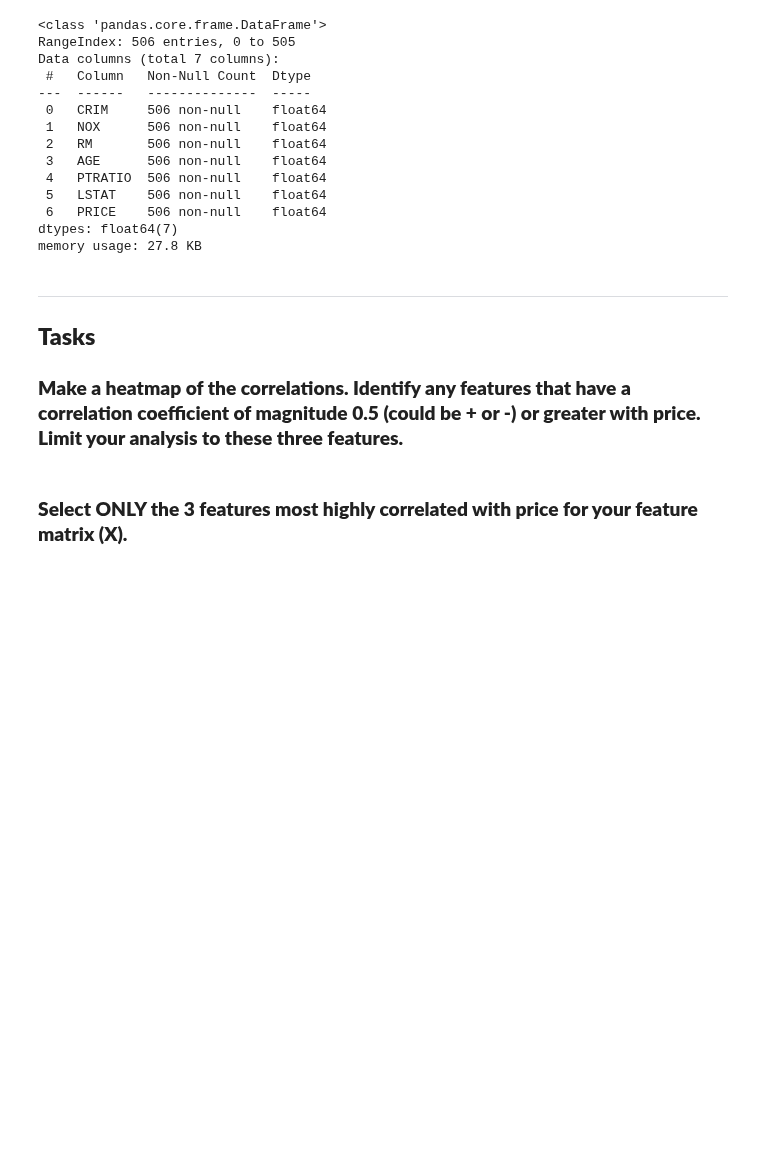
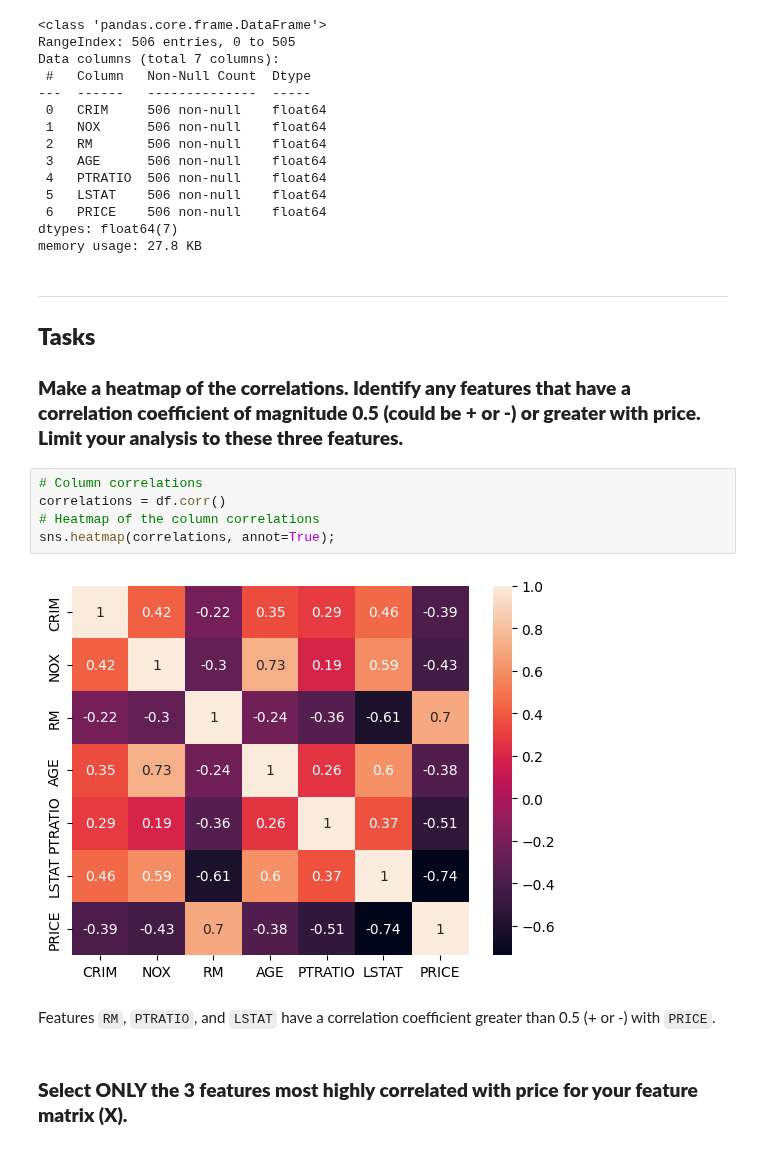
Before and after one commit to john-a-dixon/coding-dojo, a Jupyter notebook: Week 6/W6C1.ipynb, the cells around one changed output. Cells and saved outputs as stored; diff of their text form; blank space fills up the shorter version.

```diff
--- a/Week 6/W6C1.ipynb
+++ b/Week 6/W6C1.ipynb
@@ -35,6 +38,15 @@ memory usage: 27.8 KB
 ## **Tasks**
 
 ### **Make a heatmap of the correlations. Identify any features that have a correlation coefficient of magnitude 0.5 (could be + or -) or greater with price. Limit your analysis to these three features.**
+# %%
+# Column correlations
+correlations = df.corr()
+# Heatmap of the column correlations
+sns.heatmap(correlations, annot=True);
+# %% [output]
+[figure, added]
+# %% [markdown]
+Features `RM`, `PTRATIO`, and  `LSTAT` have a correlation coefficient greater than 0.5 (+ or -) with `PRICE`.
 # %% [markdown]
 ### **Select ONLY the 3 features most highly correlated with price for your feature matrix (X).**
 # %% [markdown]
```
Also changed, not shown: parts of 1 cell of this notebook.
